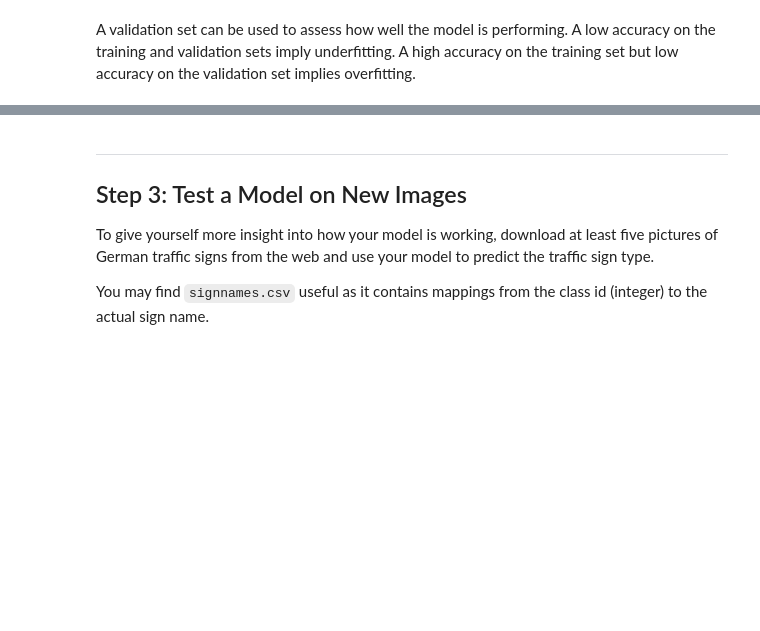
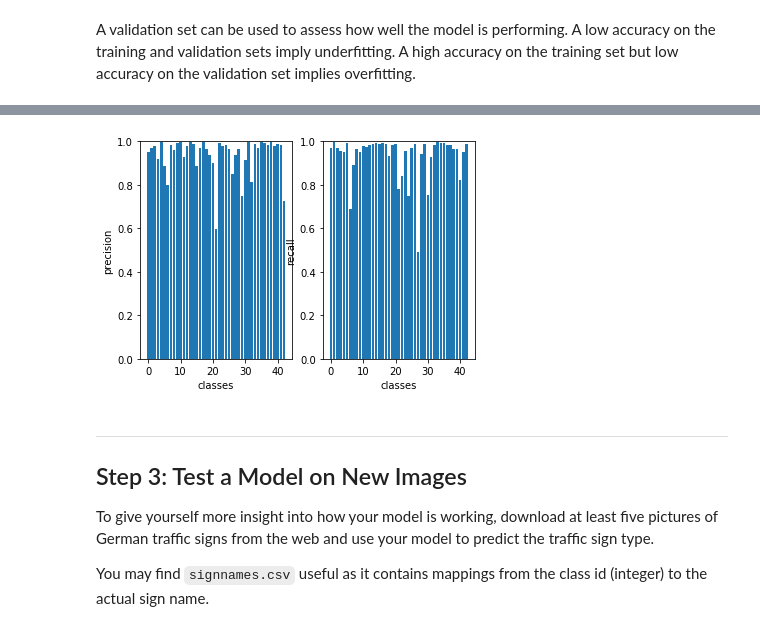
Before and after one commit to rdspring1/CarND-Traffic-Sign-Classifier-Project, a Jupyter notebook: Traffic_Sign_Classifier.ipynb, the cells around one changed output, grey strips where cells are left out. Cells and saved outputs as stored; diff of their text form; code cells hidden in the pictures; blank space fills up the shorter version.

```diff
--- a/Traffic_Sign_Classifier.ipynb
+++ b/Traffic_Sign_Classifier.ipynb
@@ -170,7 +200,7 @@ NUM_CLASSES = 43
 def model(images, reuse_=False):
     with tf.variable_scope('conv1', reuse=reuse_) as scope:
         with tf.device('/cpu:0'):
-            kernel = tf.get_variable('weights', [3, 3, 3, 128], tf.float32, tf.truncated_normal_initializer(1e-4))
+            kernel = tf.get_variable('weights', [3, 3, 3, 128], tf.float32, tf.truncated_normal_initializer(1e-3))
             biases = tf.get_variable('biases', [128], tf.float32, tf.constant_initializer(0.0))
 
         conv = tf.nn.conv2d(images, kernel, [1, 1, 1, 1], padding='SAME')
@@ -179,7 +209,7 @@ def model(images, reuse_=False):
 
     with tf.variable_scope('conv2', reuse=reuse_) as scope:
         with tf.device('/cpu:0'):
-            kernel = tf.get_variable('weights', [3, 3, 128, 128], tf.float32, tf.truncated_normal_initializer(1e-4))
+            kernel = tf.get_variable('weights', [3, 3, 128, 128], tf.float32, tf.truncated_normal_initializer(1e-3))
             biases = tf.get_variable('biases', [128], tf.float32, tf.constant_initializer(0.0))
 
         conv = tf.nn.conv2d(conv1, kernel, [1, 1, 1, 1], padding='SAME')
@@ -190,7 +220,7 @@ def model(images, reuse_=False):
 
     with tf.variable_scope('conv3', reuse=reuse_) as scope:
         with tf.device('/cpu:0'):
-            kernel = tf.get_variable('weights', [3, 3, 128, 256], tf.float32, tf.truncated_normal_initializer(1e-4))
+            kernel = tf.get_variable('weights', [3, 3, 128, 256], tf.float32, tf.truncated_normal_initializer(1e-3))
             biases = tf.get_variable('biases', [256], tf.float32, tf.constant_initializer(0.0))
 
         conv = tf.nn.conv2d(pool, kernel, [1, 1, 1, 1], padding='SAME')
@@ -199,7 +229,7 @@ def model(images, reuse_=False):
 
     with tf.variable_scope('conv4', reuse=reuse_) as scope:
         with tf.device('/cpu:0'):
-            kernel = tf.get_variable('weights', [3, 3, 256, 256], tf.float32, tf.truncated_normal_initializer(1e-4))
+            kernel = tf.get_variable('weights', [3, 3, 256, 256], tf.float32, tf.truncated_normal_initializer(1e-3))
             biases = tf.get_variable('biases', [256], tf.float32, tf.constant_initializer(0.0))
 
         conv = tf.nn.conv2d(conv3, kernel, [1, 1, 1, 1], padding='SAME')
@@ -210,7 +240,7 @@ def model(images, reuse_=False):
 
     with tf.variable_scope('conv5', reuse=reuse_) as scope:
         with tf.device('/cpu:0'):
-            kernel = tf.get_variable('weights', [3, 3, 256, 512], tf.float32, tf.truncated_normal_initializer(1e-4))
+            kernel = tf.get_variable('weights', [3, 3, 256, 512], tf.float32, tf.truncated_normal_initializer(1e-3))
             biases = tf.get_variable('biases', [512], tf.float32, tf.constant_initializer(0.0))
 
         conv = tf.nn.conv2d(pool, kernel, [1, 1, 1, 1], padding='SAME')
@@ -219,7 +249,7 @@ def model(images, reuse_=False):
 
     with tf.variable_scope('conv6', reuse=reuse_) as scope:
         with tf.device('/cpu:0'):
-            kernel = tf.get_variable('weights', [3, 3, 512, 512], tf.float32, tf.truncated_normal_initializer(1e-4))
+            kernel = tf.get_variable('weights', [3, 3, 512, 512], tf.float32, tf.truncated_normal_initializer(1e-3))
             biases = tf.get_variable('biases', [512], tf.float32, tf.constant_initializer(0.0))
 
         conv = tf.nn.conv2d(conv5, kernel, [1, 1, 1, 1], padding='SAME')
@@ -234,7 +264,7 @@ def model(images, reuse_=False):
         reshape = tf.reshape(pool, [-1, pool_shape[1] * pool_shape[2] * pool_shape[3]])
         dim = reshape.get_shape()[1].value
         with tf.device('/cpu:0'):
-            weights = tf.get_variable("weights", [dim, 1024], tf.float32, tf.truncated_normal_initializer(1e-4))
+            weights = tf.get_variable("weights", [dim, 1024], tf.float32, tf.truncated_normal_initializer(1e-3))
             biases = tf.get_variable("biases", [1024], tf.float32, tf.constant_initializer(0.0))
 
         wsum = tf.matmul(reshape, weights) + biases
@@ -242,7 +272,7 @@ def model(images, reuse_=False):
 
     with tf.variable_scope('softmax', reuse=reuse_) as scope:
         with tf.device('/cpu:0'):
-            weights = tf.get_variable("weights", [1024, NUM_CLASSES], tf.float32, tf.truncated_normal_initializer(1e-4))
+            weights = tf.get_variable("weights", [1024, NUM_CLASSES], tf.float32, tf.truncated_normal_initializer(1e-3))
             biases = tf.get_variable("biases", [NUM_CLASSES], tf.float32, tf.constant_initializer(0.0))
 
         logits = tf.matmul(local, weights) + biases
@@ -318,7 +349,7 @@ def precision_recall(X, y):
 # %%
 from sklearn.utils import shuffle
 
-EPOCHS = 1
+EPOCHS = 100
 sess = tf.Session()
 
 with sess.as_default():
@@ -341,3 +372,4 @@ with sess.as_default():
     test_accuracy = evaluate(X_test, y_test)
     print("Test Accuracy {:.3f}".format(test_accuracy))
     precision_recall(X_test, y_test)
+# %% [output]
@@ -344,3 +393,4 @@ with sess.as_default():
+[figure, added]
 # %% [markdown]
 ---
 
```
Also changed, not shown: parts of 15 cells of this notebook, 4 other files.
